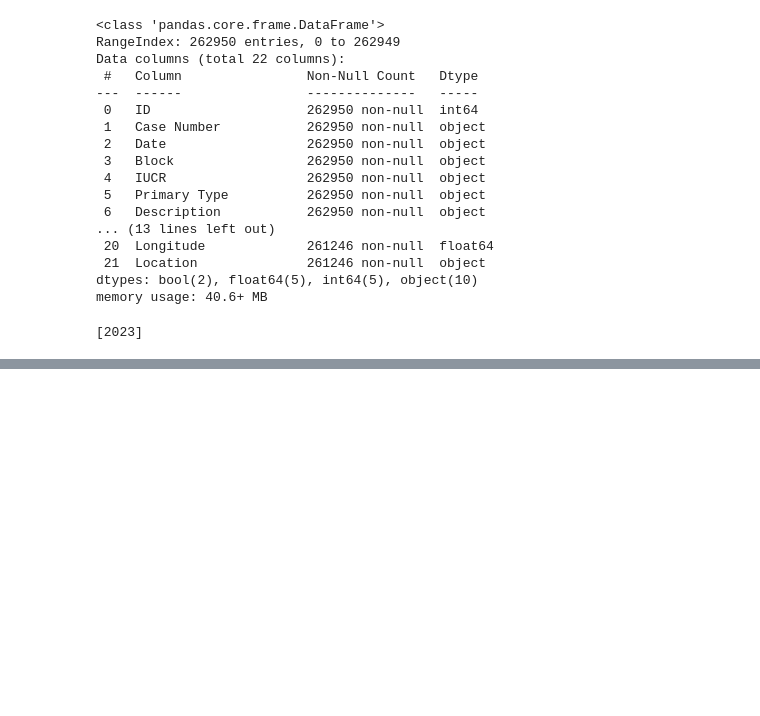
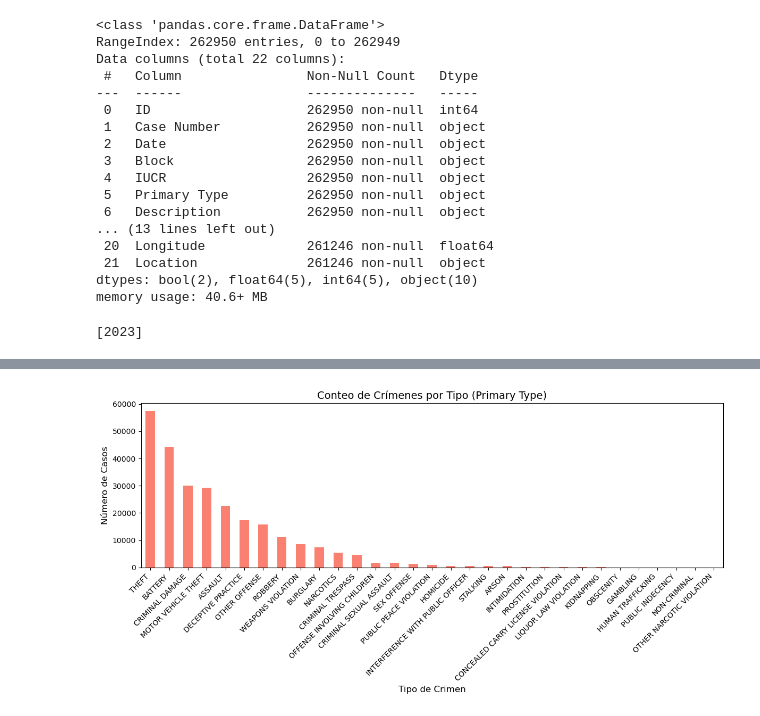
Before and after one commit to gjmv/CEIA_2025_B2_AMq_TP, a Jupyter notebook: TP.ipynb, the cells around one changed output, grey strips where cells are left out. Drawn from its saved outputs; the diff is of its cells as text; code cells hidden in the pictures; blank space fills up the shorter version.

```diff
--- a/TP.ipynb
+++ b/TP.ipynb
@@ -28,0 +69,24 @@ print(df_csv["Year"].unique())
+# %%
+#Conteo de crímenes por tipo
+# Paso 2: Contar los crímenes por tipo (columna 'Primary Type')
+crimenes_por_tipo = df_csv['Primary Type'].value_counts().sort_values(ascending=False)
+
+# Paso 3: Graficar en un gráfico de barras
+plt.figure(figsize=(12, 6))
+crimenes_por_tipo.plot(kind='bar', color='salmon')
+
+# Etiquetas y título
+plt.title('Conteo de Crímenes por Tipo', fontsize=14)
+plt.xlabel('Tipo de Crimen', fontsize=12)
+plt.ylabel('Número de Casos', fontsize=12)
+
+# Ajustes de las etiquetas del eje x
+plt.xticks(rotation=45, ha='right')
+
+# Ajuste del layout para que no se corte nada
+plt.tight_layout()
+
+# Mostrar el gráfico
+plt.show()
+# %% [output]
+[figure, added]
```
Also changed, not shown: parts of 2 cells of this notebook.
